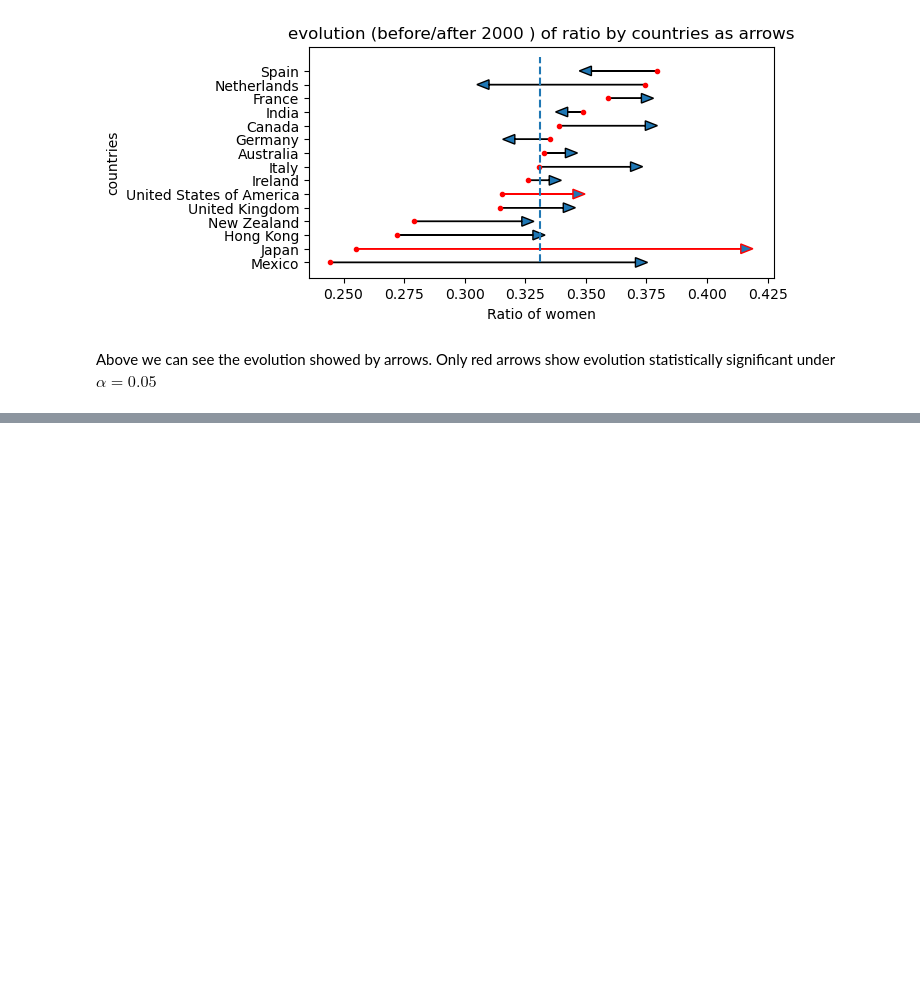
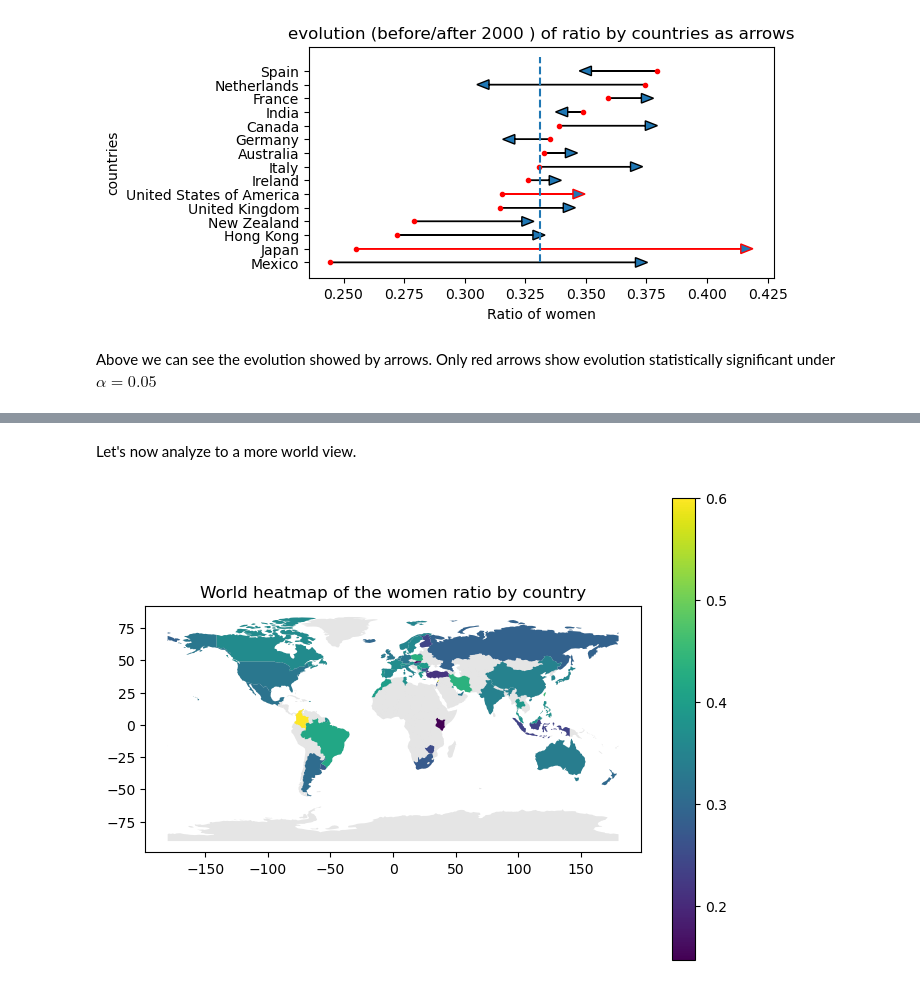
Before and after one commit to epfl-ada/ada-2022-project-teamrefuge2000, a Jupyter notebook: src/milestone_3.ipynb, the cells around one changed output, grey strips where cells are left out. Cells and saved outputs as stored; diff of their text form; code cells hidden in the pictures; blank space fills up the shorter version.

```diff
--- a/src/milestone_3.ipynb
+++ b/src/milestone_3.ipynb
@@ -123,15 +103,0 @@ movie_gender_country = make_subset_gender_parity('countries')
-# %%
-#get the world countries
-countries = gpd.read_file(gpd.datasets.get_path("naturalearth_lowres"))
-
-# initialize an axis
-fig, ax = plt.subplots(figsize=(8,6))
-plt.title("World heatmap of the women ratio by country")
-
-#plot the countries in light gray
-countries.plot(color="k", alpha=0.1, ax=ax)
-
-#add the color in function of the women ratio
-df = countries.merge(movie_gender_country.loc[movie_gender_country['wikipedia_movie_id_count'] > 2]
-                     .rename(columns={'countries' : 'name'}), on='name', how='inner')
-gpd.GeoDataFrame(df).plot(column='women_ratio_mean',ax=ax, legend=True) ;
@@ -574,0 +237,25 @@ movie_nlp.to_csv(PROCESSED_DATA_FOLDER + 'movie_nlp.csv')
+# %% [markdown]
+Let's now analyze to a more world view.
+# %%
+movie_gender_country = movie_gender_country.drop(columns=['women_ratio_bootstrap_ci'])
+
+#get the world countries
+world_countries = gpd.read_file(gpd.datasets.get_path("naturalearth_lowres"))
+# %%
+def plot_world(title : str) :
+    # initialize an axis
+    fig, ax = plt.subplots(figsize=(8,6))
+    plt.title(title)
+
+    #plot the countries in light gray
+    world_countries.plot(color="k", alpha=0.1, ax=ax)
+    return ax
+# %%
+def plot_ratio_country() :
+    ax = plot_world("World heatmap of the women ratio by country")
+
+    #add the color in function of the women ratio
+    df = world_countries.merge(movie_gender_country.loc[movie_gender_country['wikipedia_movie_id_count'] >= 2] \
+                     .rename(columns={'countries' : 'name'}), on='name', how='inner')
+
+    return gpd.GeoDataFrame(df).plot(column='women_ratio_mean',ax=ax, legend=True)
@@ -574,0 +274,4 @@ movie_nlp.to_csv(PROCESSED_DATA_FOLDER + 'movie_nlp.csv')
+# %%
+plot_ratio_country() ;
+# %% [output]
+[figure, added]
```
Also changed, not shown: parts of 115 cells of this notebook.
